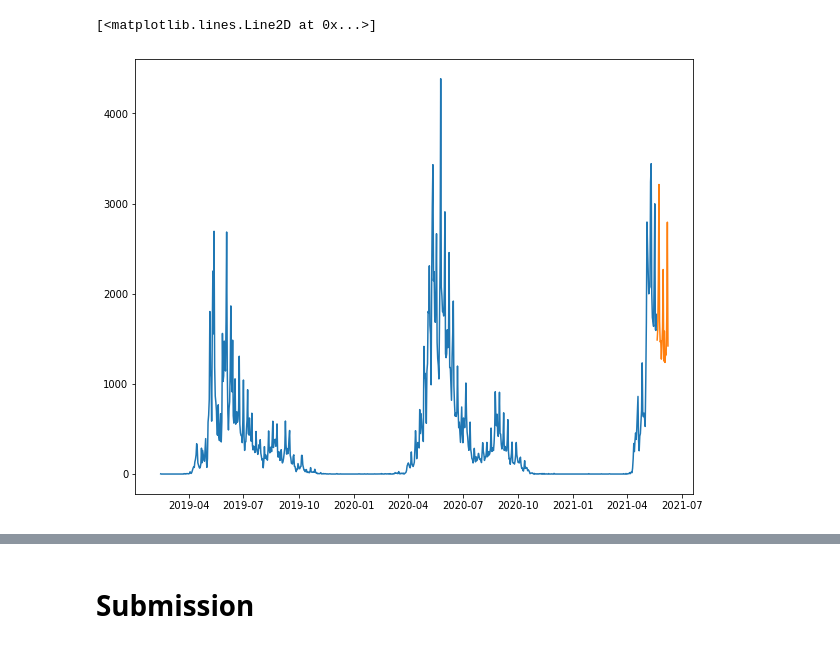
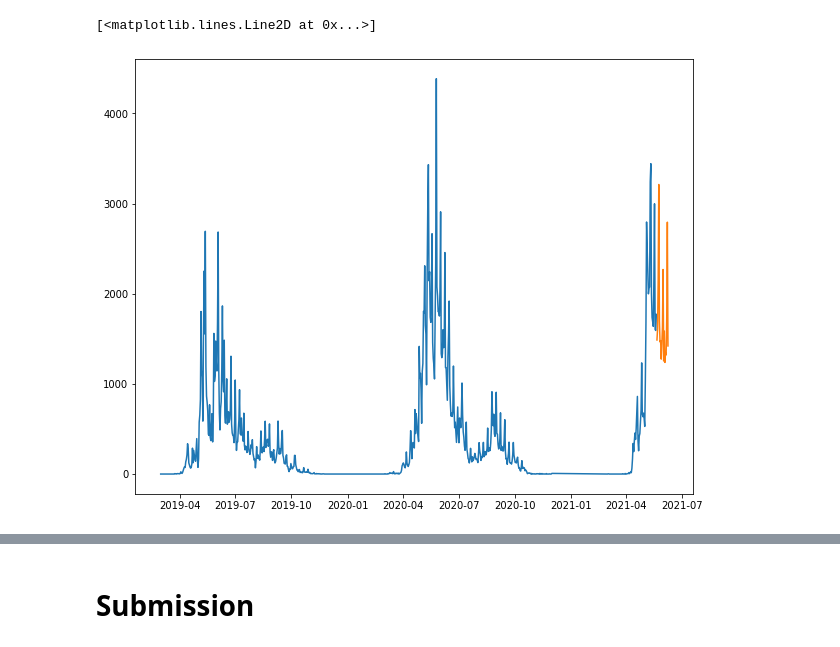
Before and after one commit to migonch/bcg_hack_2021, a Jupyter notebook: notebooks/main.ipynb, the cells around one changed output, grey strips where cells are left out. Saved outputs shown, nothing was run; the diff lists cells and outputs as text; code cells hidden in the pictures.

```diff
--- a/notebooks/main.ipynb
+++ b/notebooks/main.ipynb
@@ -56,0 +221,4 @@ data = data.merge(incomes, how='left', on='Регион')
+# %%
+humidity = pd.read_csv('humidity_train.csv').drop('Unnamed: 0', axis=1)
+humidity = humidity.rename({'y': 'year', 'm': 'month', 'region': 'Регион'}, axis=1)
+humidity
@@ -57,9 +239,15 @@ data = data.merge(incomes, how='left', on='Регион')
+# %%
+data = data.merge(humidity, how='left', on=['year', 'month', 'Регион'])
 # %%
 _train = data['date'] <= datetime.datetime.combine(MAX_TRAIN_DATE, datetime.time())
+data_train = data[_train]
+data_test = data[~_train]
+# %%
+data_train = data_train[~data_train['month'].isin([12, 1, 2])]
 # %%
 plt.figure(figsize=(10, 8))
-plt.plot(data[_train].groupby('date')['count'].sum())
-plt.plot(data[~_train].groupby('date')['count'].sum())
+plt.plot(data_train.groupby('date')['count'].sum())
+plt.plot(data_test.groupby('date')['count'].sum())
 # %% [output]
 [<matplotlib.lines.Line2D at 0x...>]
-[figure, old version]
+[figure, new version]
```
Also changed, not shown: parts of 55 cells of this notebook.
